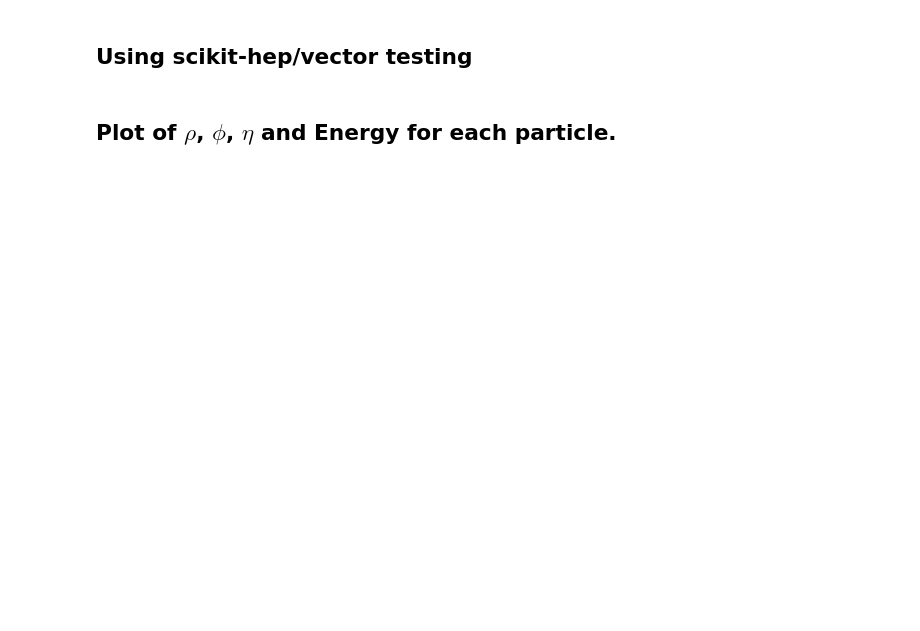
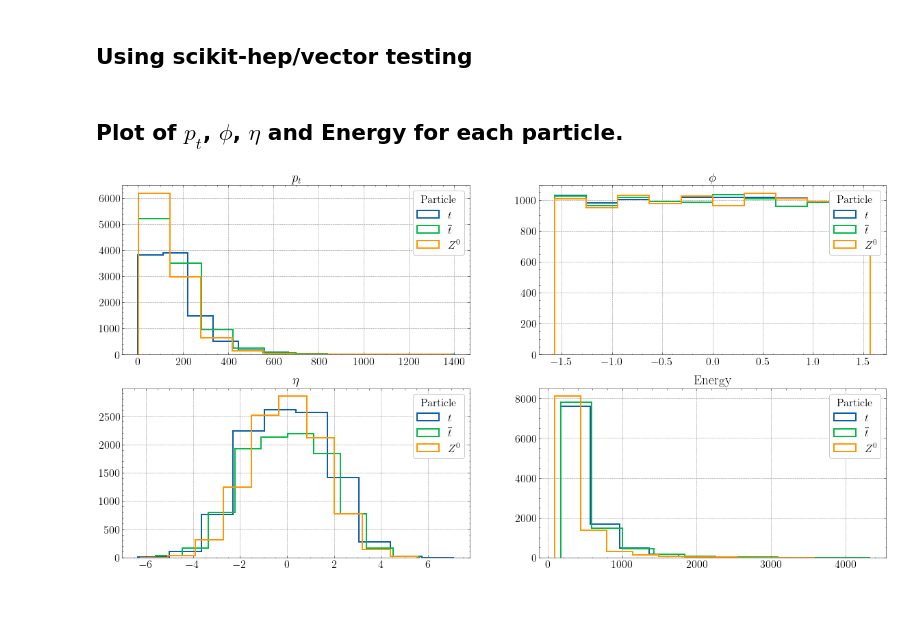
Before and after one commit to craigmadethis/LHEImport, a Jupyter notebook: ttz_02.ipynb, the cells around one changed output. Saved outputs shown, nothing was run; the diff lists cells and outputs as text; code cells hidden in the pictures; blank space fills up the shorter version.

Commit message:
generating the histograms directly from the dataset

```diff
--- a/ttz_02.ipynb
+++ b/ttz_02.ipynb
@@ -72,14 +45,0 @@ def single_fourvecplot(particle, particle_string):
-# %% [markdown]
-## Plot of $\rho$, $\phi$, $\eta$ and Energy for each particle.
-# %%
-fig, axes = plt.subplots(2,2)
-for param, ax in zip(["rho", "phi", "eta","t"], axes.flatten()):
-    for particle, particle_string in zip([z_vecs, t_vecs, tbar_vecs], ["z", "t", "$\\bar{t}$"]):
-        ax.hist(particle[param], histtype='step', label=f"{particle_string}", linewidth=2)
-        ax.legend(title="Particle", loc="upper right")
-        if param == 't':
-            ax.title.set_text("Energy")
-        elif param == "rho":
-            ax.title.set_text("$p_t$")
-        else:
-            ax.title.set_text(f'$\\{param}$')
@@ -95,7 +46,20 @@ df[df['pdgid']==6].iloc[0].pdgid_string
+# %% [markdown]
+## Plot of $p_t$, $\phi$, $\eta$ and Energy for each particle.
 # %%
 fig, axes = plt.subplots(2,2)
 for param, ax in zip(["pt", "phi", "eta", "energy"], axes.flatten()):
     for num in [6,-6,23]:
         particle_string = df[df['pdgid']==num].iloc[0].pdgid_latex
-        ax.hist(df[df['pdgid']==num][param], histtype='step',label=f"{particle_string}", linewidth=2)
+        ax.hist(df[df['pdgid']==num][param], histtype='step', label=f"${particle_string}$", linewidth=2)
         ax.legend(title="Particle", loc="upper right")
+        if param == 'energy':
+            ax.title.set_text("Energy")
+        elif param == 'pt':
+            ax.title.set_text("$p_t$")
+        else:
+            ax.title.set_text(f'$\\{param}$')
+plt.show()
+# %% [output]
+[figure, added]
+# %% [markdown]
+#
```
Also changed, not shown: parts of 8 cells of this notebook.
